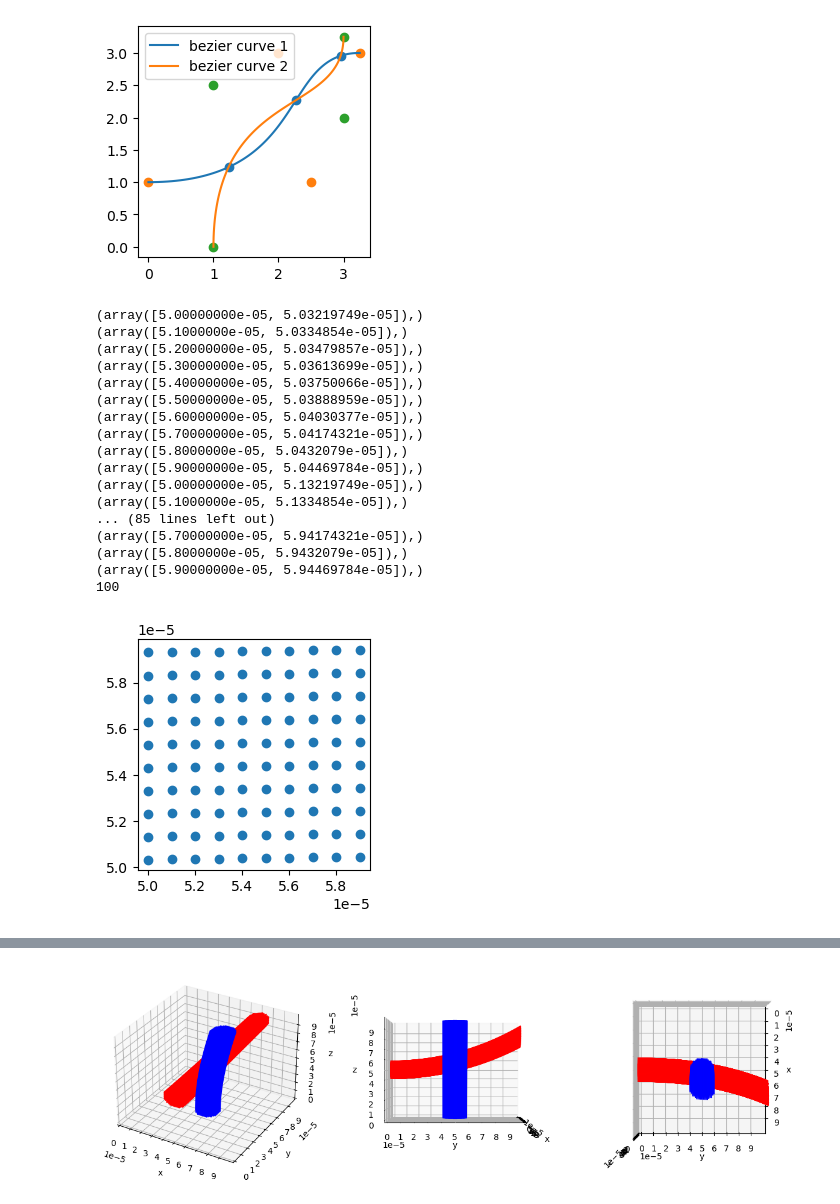
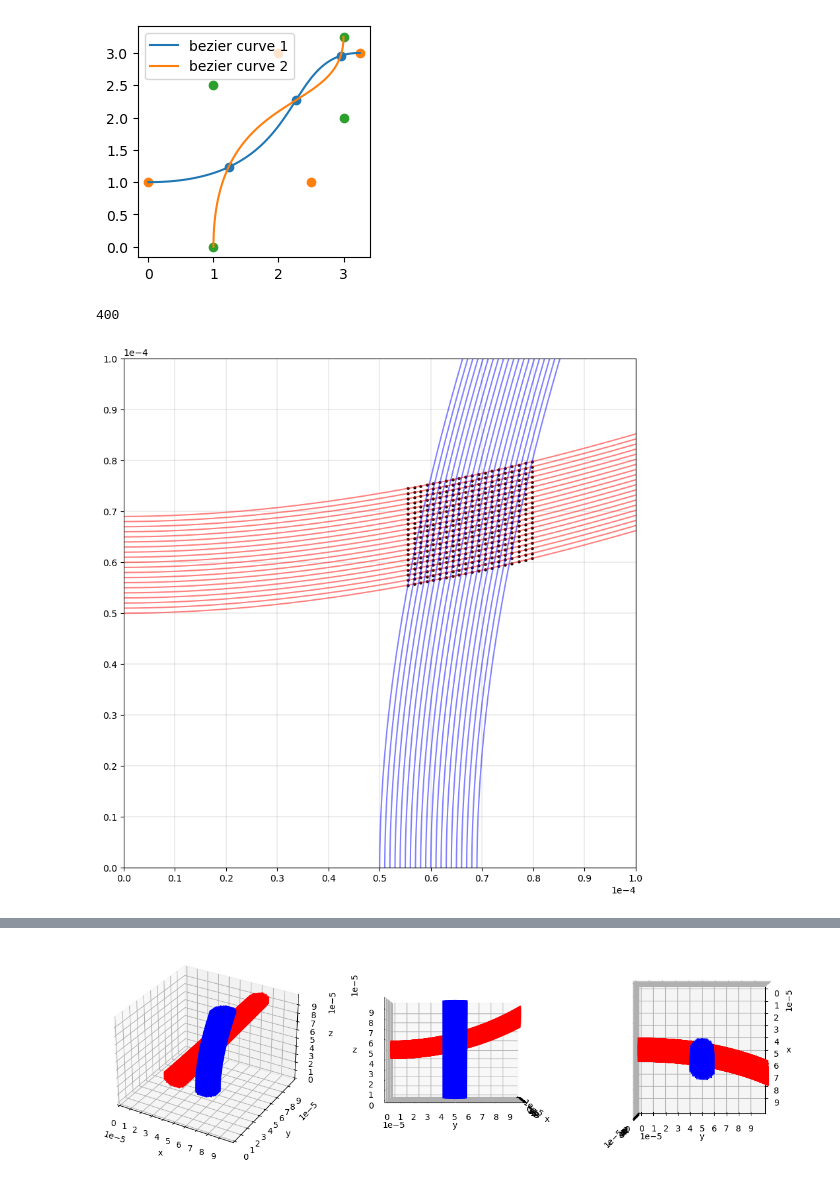
Before and after one commit to apoudel20/python-cbet, a Jupyter notebook: ray_march.ipynb, the cells around one changed output, grey strips where cells are left out. Drawn from its saved outputs; the diff is of its cells as text; code cells hidden in the pictures.

Commit message:
intersection added

```diff
--- a/ray_march.ipynb
+++ b/ray_march.ipynb
@@ -57,8 +57,8 @@ grid_resolution = 100
 grid_cell_size = 1e-6
 # define grid vector field for 2D space with linear gradient in y direction from 1 to 4 and linear gradient in x direction from 2 to 3
 grid_density = np.zeros((grid_resolution, grid_resolution, 2))
-grid_density[:, :, 0] = np.linspace(0, 0, grid_resolution).reshape(1, grid_resolution)
-grid_density[:, :, 1] = np.linspace(10, 20, grid_resolution).reshape(grid_resolution, 1)
+grid_density[:, :, 0] = np.linspace(40, 200, grid_resolution).reshape(1, grid_resolution)
+grid_density[:, :, 1] = np.linspace(40, 200, grid_resolution).reshape(grid_resolution, 1)
 # gradient of the grid vector field calculated numerically using central difference method. roll the vectors to the left and right to calculate the gradient
 grid_density_gradient = np.zeros((grid_resolution, grid_resolution, 2))
 grid_density_gradient[:, :, 0] = np.gradient(grid_density[:, :, 0], axis = 1)
@@ -81,11 +77,12 @@ plt.plot(np.linspace(beam_range_min, beam_range_max, 100), intensity_profile)
 # %%
 # generate 100 rays from the left edge of the grid and directions and store their paths in a list ray_path_seed
 Ray.courant_number_2D = 1
-ray_count = 10
+ray_count = 20
+spacer = 20
 intensity_profile = np.exp(-1*((np.linspace(-.05,.05,ray_count)/sigma)**2)**(5/2))
 ray_paths_seed = []
 for ray_id in range(ray_count):
-    ray = Ray(0, grid_cell_size * grid_resolution/2 + ray_id / (ray_count/10) * grid_cell_size, 0, intensity_profile[ray_id], ray_id)
+    ray = Ray(0, grid_cell_size * grid_resolution/2 + ray_id / (ray_count/spacer) * grid_cell_size, 0, intensity_profile[ray_id], ray_id)
     ray.ray_path = np.array([ray.x_init, ray.y_init])
     while ray.x_init < grid_resolution * grid_cell_size and ray.y_init < grid_resolution * grid_cell_size:
         x, y = ray.next_position(grid_density_gradient)
@@ -98,7 +95,7 @@ ray_paths_pump = []
 beam_range_min = grid_cell_size * grid_resolution/2
 beam_range_max = grid_cell_size * grid_resolution/2 + 20 * grid_cell_size
 for ray_id in range(ray_count):
-    ray = Ray(grid_cell_size * grid_resolution/2 + ray_id / (ray_count/10) * grid_cell_size, 0, np.pi/2, intensity_profile[ray_id], ray_id)
+    ray = Ray(grid_cell_size * grid_resolution/2 + ray_id / (ray_count/spacer) * grid_cell_size, 0, np.pi/2, intensity_profile[ray_id], ray_id)
     ray.ray_path = np.array([ray.x_init, ray.y_init])
     while ray.x_init < grid_resolution * grid_cell_size and ray.y_init < grid_resolution * grid_cell_size:
         x, y = ray.next_position(grid_density_gradient)
@@ -302,46 +299,47 @@ plt.legend()
 # %%
 # turning the above into a function to get the intersection of two bezier curves
 def get_bezier_curve_intersection(bezier_curve_1, bezier_curve_2):
     difference = bezier_curve_1.polynomial_coefficients - bezier_curve_2.polynomial_coefficients
     # roots of this polynomial are the t values where the two curves intersect
     roots_x = np.roots(difference[:,0][::-1])
     roots_y = np.roots(difference[:,1][::-1])
     # filter out the roots that are not between 0 and 1
     roots_x = roots_x[np.logical_and(roots_x >= 0, roots_x <= 1)]
     roots_y = roots_y[np.logical_and(roots_y >= 0, roots_y <= 1)]
-    # get the points where the two curves intersect
+    # points where two curves intersect are where roots_x == roots_y
     intersection_points = bezier_curve_1.point_at_t(roots_x)
     return intersection_points
 
 # get the intersection points of all the rays
 intersection_points = []
 for i in range(len(bezier_curves_seed)):
     for j in range(len(bezier_curves_pump)):
         point = get_bezier_curve_intersection(bezier_curves_seed[i][1], bezier_curves_pump[j][1])
-        print(point)
         intersection_points.append(point)
 
-# plot the intersection points
+# plot the intersection points over all the curves
+
 print(len(intersection_points))
-plt.figure(figsize=(3,3))
-plt.scatter(*np.array(intersection_points).T)
+plt.figure(figsize=(10,10))
+
+for i in range(len(bezier_curves_seed)):
+    plt.plot(*np.array(bezier_curves_seed[i][1].point_at_t(np.linspace(0,1,100))).T, alpha=.5,label='bezier curve 1', c= 'r')
+for i in range(len(bezier_curves_pump)):
+    plt.plot(*np.array(bezier_curves_pump[i][1].point_at_t(np.linspace(0,1,100))).T, alpha=.5,label='bezier curve 2', c= 'b')
+plt.xlim(0, grid_resolution * grid_cell_size)
+plt.ylim(0, grid_resolution * grid_cell_size)
+plt.xticks(np.arange(0, grid_resolution * grid_cell_size, grid_cell_size))
+plt.yticks(np.arange(0, grid_resolution * grid_cell_size, grid_cell_size))
+# tick label at every 10th gridline
+import matplotlib.ticker as ticker
+plt.gca().xaxis.set_major_locator(ticker.MultipleLocator(grid_cell_size*10))
+plt.gca().yaxis.set_major_locator(ticker.MultipleLocator(grid_cell_size*10))
+
+# gridlines 100x100
+plt.grid(color='k', linestyle='-', linewidth=0.1)
+
+plt.scatter(*np.array(intersection_points).T, s=5, c='black')
 plt.ticklabel_format(style='sci', scilimits=(0,0))
 # %% [output]
-(array([5.00000000e-05, 5.03219749e-05]),)
-(array([5.1000000e-05, 5.0334854e-05]),)
-(array([5.20000000e-05, 5.03479857e-05]),)
-(array([5.30000000e-05, 5.03613699e-05]),)
-(array([5.40000000e-05, 5.03750066e-05]),)
-(array([5.50000000e-05, 5.03888959e-05]),)
-(array([5.60000000e-05, 5.04030377e-05]),)
-(array([5.70000000e-05, 5.04174321e-05]),)
-(array([5.8000000e-05, 5.0432079e-05]),)
-(array([5.90000000e-05, 5.04469784e-05]),)
-(array([5.00000000e-05, 5.13219749e-05]),)
-(array([5.1000000e-05, 5.1334854e-05]),)
-... (85 lines left out)
-(array([5.70000000e-05, 5.94174321e-05]),)
-(array([5.8000000e-05, 5.9432079e-05]),)
-(array([5.90000000e-05, 5.94469784e-05]),)
-100
+400
-[figure, old version]
+[figure, new version]
```
Also changed, not shown: parts of 14 cells of this notebook, 1 other file.
